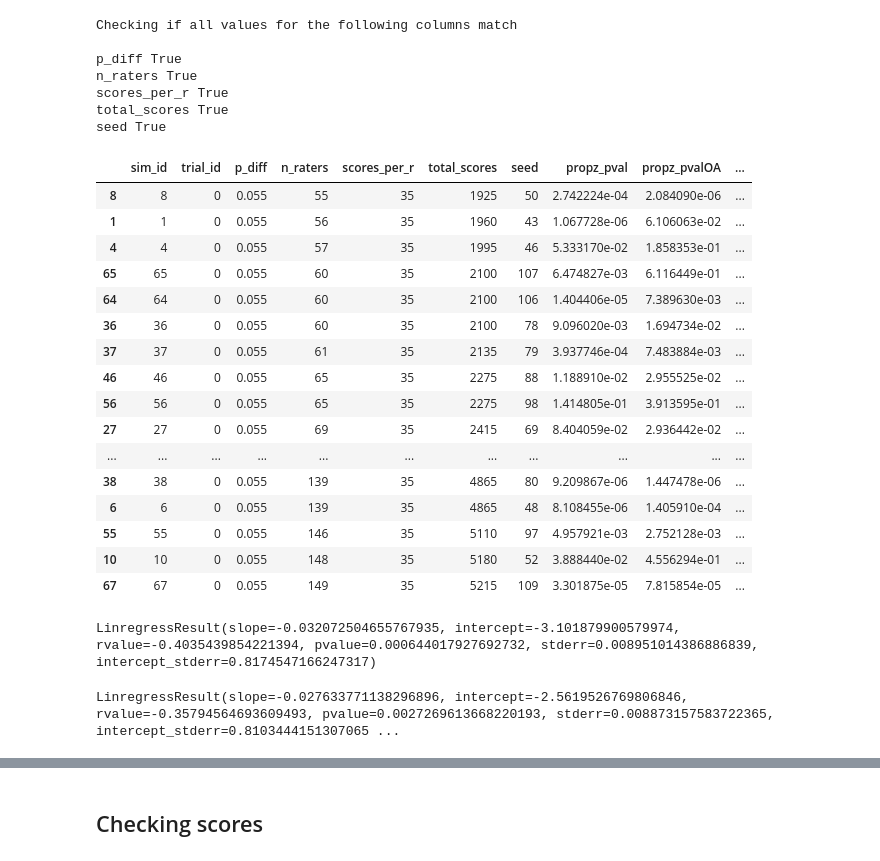
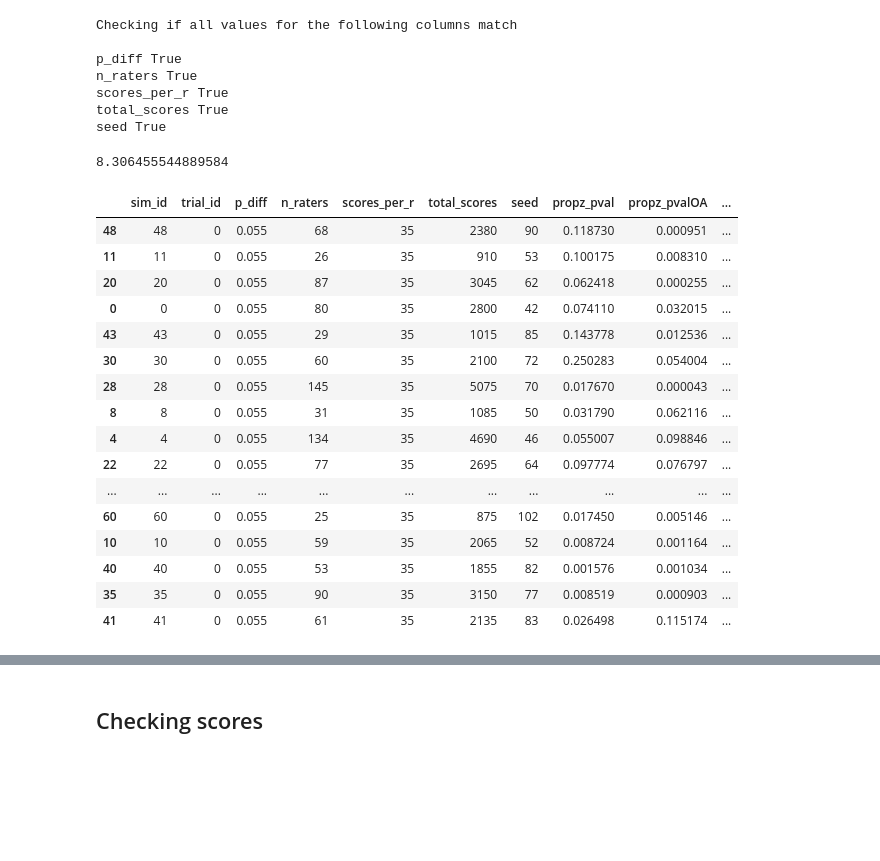
Before and after one commit to imrogerjiang/bayesian-inference-topic-measures, a Jupyter notebook: Checking Optimal Allocation.ipynb, the cells around one changed output, grey strips where cells are left out. Cells and saved outputs as stored; diff of their text form; code cells hidden in the pictures; blank space fills up the shorter version.

```diff
--- a/Checking Optimal Allocation.ipynb
+++ b/Checking Optimal Allocation.ipynb
@@ -51,32 +51,31 @@ c = c[["sim_id", "trial_id", "p_diff", "n_raters", "scores_per_r", "total_scores
        "seed", "propz_pval", "propz_pvalOA", "bht_pval", "bht_pvalOA"]]
 c["propz_OA_factor"]=c["propz_pvalOA"]/c["propz_pval"]
 c["propz_OA_factor"] = c["propz_OA_factor"].round(4)
-c["bht_OA_factor"]=c["bht_pvalOA"]/c["bht_pval"]
+c["bht_pval"] += 1e-3
+c["bht_pvalOA"] += 1e-3
+c["bht_OA_factor"]=np.log(c["bht_pvalOA"]/c["bht_pval"])
+# %%
+c["bht_OA_factor"].sum()
+# %% [output]
+8.306455544889584
 # %%
-c.sort_values("total_scores")[-50:]
+var = "bht_OA_factor"
+c.sort_values(var)[:20]
 # %% [output]
 |  | sim_id | trial_id | p_diff | n_raters | scores_per_r | total_scores | seed | propz_pval | propz_pvalOA | ... |
-| 8 | 8 | 0 | 0.055 | 55 | 35 | 1925 | 50 | 2.742224e-04 | 2.084090e-06 | ... |
-| 1 | 1 | 0 | 0.055 | 56 | 35 | 1960 | 43 | 1.067728e-06 | 6.106063e-02 | ... |
-| 4 | 4 | 0 | 0.055 | 57 | 35 | 1995 | 46 | 5.333170e-02 | 1.858353e-01 | ... |
-| 65 | 65 | 0 | 0.055 | 60 | 35 | 2100 | 107 | 6.474827e-03 | 6.116449e-01 | ... |
-| 64 | 64 | 0 | 0.055 | 60 | 35 | 2100 | 106 | 1.404406e-05 | 7.389630e-03 | ... |
-| 36 | 36 | 0 | 0.055 | 60 | 35 | 2100 | 78 | 9.096020e-03 | 1.694734e-02 | ... |
-| 37 | 37 | 0 | 0.055 | 61 | 35 | 2135 | 79 | 3.937746e-04 | 7.483884e-03 | ... |
-| 46 | 46 | 0 | 0.055 | 65 | 35 | 2275 | 88 | 1.188910e-02 | 2.955525e-02 | ... |
-| 56 | 56 | 0 | 0.055 | 65 | 35 | 2275 | 98 | 1.414805e-01 | 3.913595e-01 | ... |
-| 27 | 27 | 0 | 0.055 | 69 | 35 | 2415 | 69 | 8.404059e-02 | 2.936442e-02 | ... |
+| 48 | 48 | 0 | 0.055 | 68 | 35 | 2380 | 90 | 0.118730 | 0.000951 | ... |
+| 11 | 11 | 0 | 0.055 | 26 | 35 | 910 | 53 | 0.100175 | 0.008310 | ... |
+| 20 | 20 | 0 | 0.055 | 87 | 35 | 3045 | 62 | 0.062418 | 0.000255 | ... |
+| 0 | 0 | 0 | 0.055 | 80 | 35 | 2800 | 42 | 0.074110 | 0.032015 | ... |
+| 43 | 43 | 0 | 0.055 | 29 | 35 | 1015 | 85 | 0.143778 | 0.012536 | ... |
+| 30 | 30 | 0 | 0.055 | 60 | 35 | 2100 | 72 | 0.250283 | 0.054004 | ... |
+| 28 | 28 | 0 | 0.055 | 145 | 35 | 5075 | 70 | 0.017670 | 0.000043 | ... |
+| 8 | 8 | 0 | 0.055 | 31 | 35 | 1085 | 50 | 0.031790 | 0.062116 | ... |
+| 4 | 4 | 0 | 0.055 | 134 | 35 | 4690 | 46 | 0.055007 | 0.098846 | ... |
+| 22 | 22 | 0 | 0.055 | 77 | 35 | 2695 | 64 | 0.097774 | 0.076797 | ... |
 | ... | ... | ... | ... | ... | ... | ... | ... | ... | ... | ... |
-| 38 | 38 | 0 | 0.055 | 139 | 35 | 4865 | 80 | 9.209867e-06 | 1.447478e-06 | ... |
-| 6 | 6 | 0 | 0.055 | 139 | 35 | 4865 | 48 | 8.108455e-06 | 1.405910e-04 | ... |
-| 55 | 55 | 0 | 0.055 | 146 | 35 | 5110 | 97 | 4.957921e-03 | 2.752128e-03 | ... |
-| 10 | 10 | 0 | 0.055 | 148 | 35 | 5180 | 52 | 3.888440e-02 | 4.556294e-01 | ... |
-| 67 | 67 | 0 | 0.055 | 149 | 35 | 5215 | 109 | 3.301875e-05 | 7.815854e-05 | ... |
+| 60 | 60 | 0 | 0.055 | 25 | 35 | 875 | 102 | 0.017450 | 0.005146 | ... |
+| 10 | 10 | 0 | 0.055 | 59 | 35 | 2065 | 52 | 0.008724 | 0.001164 | ... |
+| 40 | 40 | 0 | 0.055 | 53 | 35 | 1855 | 82 | 0.001576 | 0.001034 | ... |
+| 35 | 35 | 0 | 0.055 | 90 | 35 | 3150 | 77 | 0.008519 | 0.000903 | ... |
+| 41 | 41 | 0 | 0.055 | 61 | 35 | 2135 | 83 | 0.026498 | 0.115174 | ... |
-# %%
-linregress(c["n_raters"], np.log(c["bht_pval"]+0.0001))
-# %% [output]
-LinregressResult(slope=-0.032072504655767935, intercept=-3.101879900579974, rvalue=-0.4035439854221394, pvalue=0.000644017927692732, stderr=0.008951014386886839, intercept_stderr=0.8174547166247317)
-# %%
-linregress(c["n_raters"], np.log(c["bht_pvalOA"]+0.0001))
-# %% [output]
-LinregressResult(slope=-0.027633771138296896, intercept=-2.5619526769806846, rvalue=-0.35794564693609493, pvalue=0.0027269613668220193, stderr=0.008873157583722365, intercept_stderr=0.8103444151307065 ...
```
Also changed, not shown: parts of 43 cells of this notebook, 2 other files.
